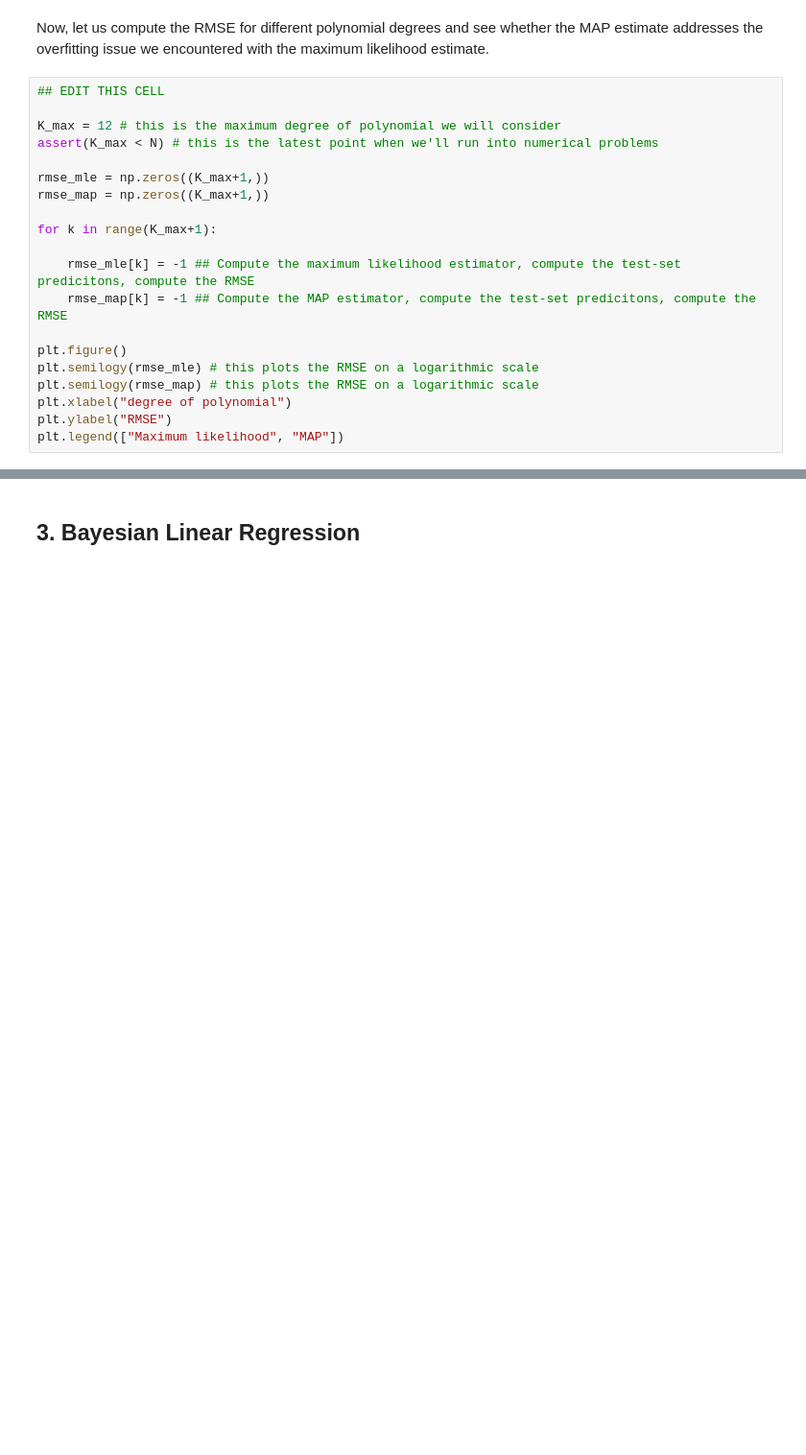
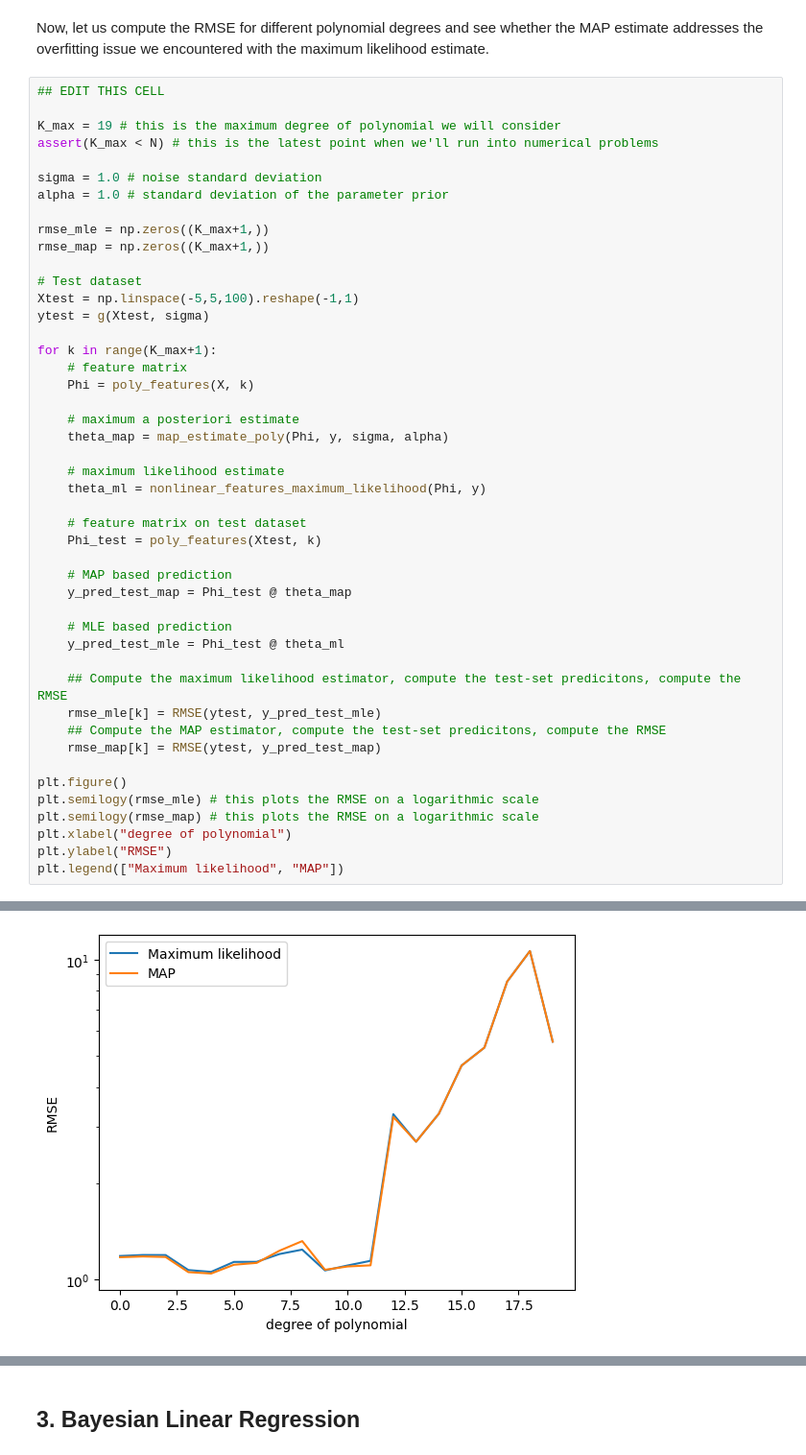
Before and after one commit to albamr09/MML, a Jupyter notebook: 09_Linear_Regression/tutorial_linear_regression.ipynb, the cells around one changed output, grey strips where cells are left out. Shown at 96% size. Cells and saved outputs as stored; diff of their text form; blank space fills up the shorter version.

```diff
--- a/09_Linear_Regression/tutorial_linear_regression.ipynb
+++ b/09_Linear_Regression/tutorial_linear_regression.ipynb
@@ -714,16 +714,42 @@ Now, let us compute the RMSE for different polynomial degrees and see whether th
 # %%
 ## EDIT THIS CELL
 
-K_max = 12 # this is the maximum degree of polynomial we will consider
+K_max = 19 # this is the maximum degree of polynomial we will consider
 assert(K_max < N) # this is the latest point when we'll run into numerical problems
+
+sigma = 1.0 # noise standard deviation
+alpha = 1.0 # standard deviation of the parameter prior
 
 rmse_mle = np.zeros((K_max+1,))
 rmse_map = np.zeros((K_max+1,))
 
+# Test dataset
+Xtest = np.linspace(-5,5,100).reshape(-1,1)
+ytest = g(Xtest, sigma)
+
 for k in range(K_max+1):
+    # feature matrix
+    Phi = poly_features(X, k)
 
-    rmse_mle[k] = -1 ## Compute the maximum likelihood estimator, compute the test-set predicitons, compute the RMSE
-    rmse_map[k] = -1 ## Compute the MAP estimator, compute the test-set predicitons, compute the RMSE
+    # maximum a posteriori estimate
+    theta_map = map_estimate_poly(Phi, y, sigma, alpha)
+
+    # maximum likelihood estimate
+    theta_ml = nonlinear_features_maximum_likelihood(Phi, y)
+
+    # feature matrix on test dataset
+    Phi_test = poly_features(Xtest, k)
+
+    # MAP based prediction
+    y_pred_test_map = Phi_test @ theta_map
+
+    # MLE based prediction
+    y_pred_test_mle = Phi_test @ theta_ml
+
+    ## Compute the maximum likelihood estimator, compute the test-set predicitons, compute the RMSE
+    rmse_mle[k] = RMSE(ytest, y_pred_test_mle)
+    ## Compute the MAP estimator, compute the test-set predicitons, compute the RMSE
+    rmse_map[k] = RMSE(ytest, y_pred_test_map)
 
 plt.figure()
 plt.semilogy(rmse_mle) # this plots the RMSE on a logarithmic scale
@@ -731,3 +757,4 @@ plt.semilogy(rmse_map) # this plots the RMSE on a logarithmic scale
 plt.xlabel("degree of polynomial")
 plt.ylabel("RMSE")
 plt.legend(["Maximum likelihood", "MAP"])
+# %% [output]
@@ -733,0 +762 @@ plt.legend(["Maximum likelihood", "MAP"])
+[figure, added]
```
Also changed, not shown: parts of 16 cells of this notebook.
